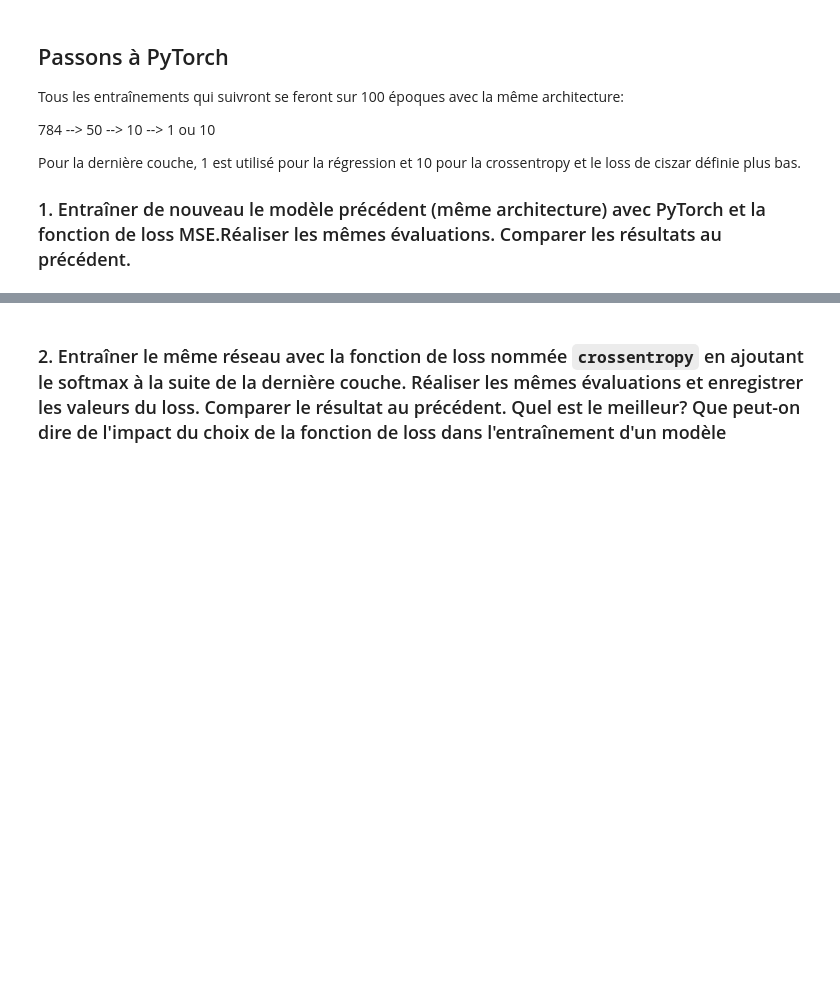
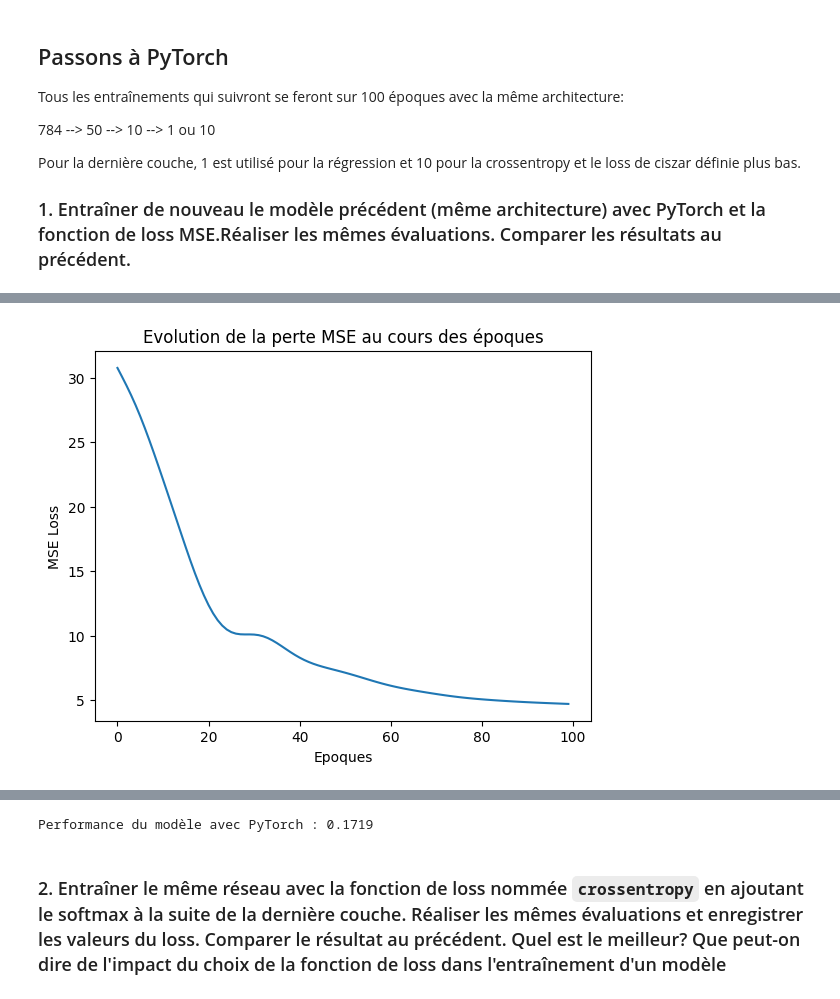
Before and after one commit to valy18/PROJET2, a Jupyter notebook: devoir2_theorie_24[1].ipynb, the cells around one changed output, grey strips where cells are left out. Cells and saved outputs as stored; diff of their text form; code cells hidden in the pictures; blank space fills up the shorter version.

```diff
--- a/devoir2_theorie_24[1].ipynb
+++ b/devoir2_theorie_24[1].ipynb
@@ -108,7 +108,7 @@ class LogCoshLoss(Couche):
         self.sortie_reelle = sortie_reelle
         self.sortie_predite = sortie_predite
         x = sortie_predite - sortie_reelle
-        perte = np.log(np.cosh(x))
+        perte = np.log(np.cosh(x)).mean()
         return perte
 
     def backward(self, grad=None):
@@ -124,7 +124,7 @@ class LogCoshLoss(Couche):
 def fit(model, entrees, sorties, loss_func, epoques, lr):
     for i in range(epoques):
         sortie_predites = model(entrees)
-        lossvalue = loss_func(sorties, sortie_predites)
+        lossvalue = loss_func.forward(sorties, sortie_predites)
         print(f'Epoque #{i}  loss: {lossvalue} ')
         sortie_predites_grad = loss_func.backward()
         model.backward(sortie_predites_grad)
@@ -479,0 +541,68 @@ from torch import nn
+# %%
+import torch
+from torch import nn, optim
+
+# Définir le modèle MLP avec PyTorch
+class MLP(nn.Module):
+    def __init__(self):
+        super(MLP, self).__init__()
+        self.fc1 = nn.Linear(784, 50)  # Couche 1 : 784 -> 50
+        self.fc2 = nn.Linear(50, 10)   # Couche 2 : 50 -> 10
+        self.fc3 = nn.Linear(10, 1)    # Couche 3 : 10 -> 1 (pour régression)
+
+    def forward(self, x):
+        x = torch.relu(self.fc1(x))  # Activation ReLU
+        x = torch.relu(self.fc2(x))  # Activation ReLU
+        x = self.fc3(x)              # Pas d'activation pour la dernière couche
+        return x
+
+# Préparation des données
+x_train_tensor = torch.tensor(x_train.reshape((-1, 28*28)), dtype=torch.float32)
+y_train_tensor = torch.tensor(y_train.reshape((-1, 1)), dtype=torch.float32)
+
+# Initialisation du modèle, fonction de perte (MSE) et optimiseur
+model = MLP()
+criterion = nn.MSELoss()   # Fonction de perte : Mean Squared Error
+optimizer = optim.Adam(model.parameters(), lr=0.001)
+
+
+epoques = 100
+mseloss = []  # Liste pour sauvegarder les valeurs du loss à chaque époque
+
+for epoch in range(epoques):
+    model.train()
+
+    # Forward pass
+    y_pred = model(x_train_tensor)
+    loss = criterion(y_pred, y_train_tensor)
+
+    # Backward pass et optimisation
+    optimizer.zero_grad()  # Mise à zéro des gradients
+    loss.backward()        # Calcul des gradients
+    optimizer.step()       # Mise à jour des paramètres
+
+    # Sauvegarde de la valeur de la perte pour cette époque
+    mseloss.append(loss.item())
+
+    # Affichage du progrès
+    if epoch % 10 == 0:
+        print(f'Epoque [{epoch+1}/{epoques}], Loss: {loss.item():.4f}')
+
+plt.plot(mseloss)
+plt.xlabel('Epoques')
+plt.ylabel('MSE Loss')
+plt.title('Evolution de la perte MSE au cours des époques')
+plt.show()
+
+# Évaluation sur les données de test
+x_test_tensor = torch.tensor(x_test.reshape((-1, 28*28)), dtype=torch.float32)
+y_test_tensor = torch.tensor(y_test.reshape((-1, 1)), dtype=torch.float32)
+
+model.eval()  # Met le modèle en mode évaluation
+with torch.no_grad():  # Pas de calcul de gradients pour l'évaluation
+    y_test_pred = model(x_test_tensor)
+    test_loss_MSE = criterion(y_test_pred, y_test_tensor)
+    print(f'Test Loss: {test_loss_MSE.item():.4f}')
+    accuracy = torch.mean((torch.round(y_test_pred) == y_test_tensor).float())
+    print(f'Accuracy: {accuracy.item() * 100:.2f}%')
+# %% [output]
@@ -479,0 +619 @@ from torch import nn
+[figure, added]
@@ -480,2 +622,7 @@ from torch import nn
+# %%
+accuracy_torch = accuracy.item()
+print(f'Performance du modèle avec PyTorch : {accuracy_torch:.4f}')
+# %% [output]
+Performance du modèle avec PyTorch : 0.1719
 # %% [markdown]
 ### 2. Entraîner le même réseau avec la fonction de loss nommée `crossentropy` en ajoutant le softmax à la suite de la dernière couche.</br> Réaliser les mêmes évaluations et enregistrer les valeurs du loss. Comparer le résultat au précédent. Quel est le meilleur? Que peut-on dire de l'impact du choix de la fonction de loss dans l'entraînement d'un modèle
```
Also changed, not shown: parts of 34 cells of this notebook, 8 other files.
